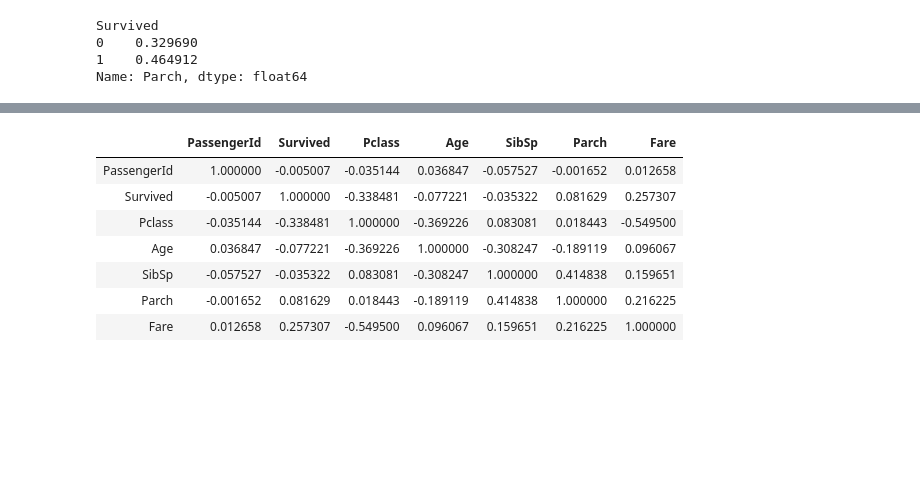
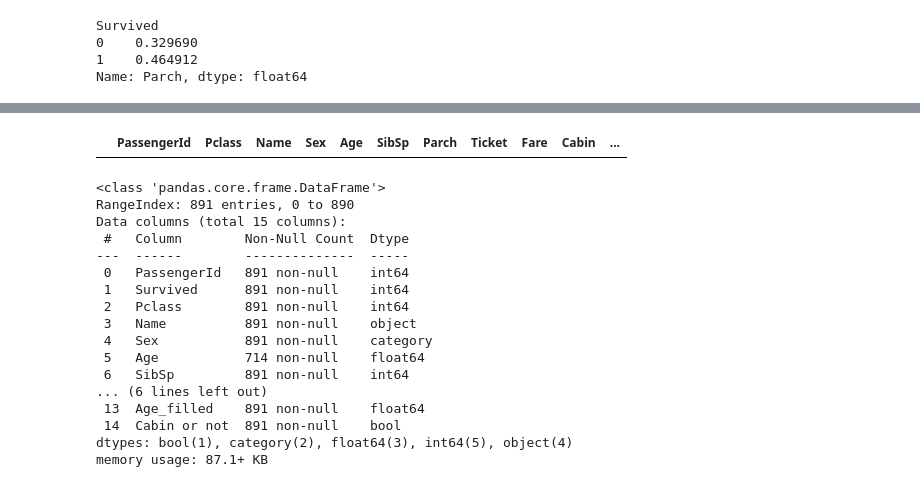
Before and after one commit to ArttuLinden/Titanic_survivor_analysis, a Jupyter notebook: Titanic_survivor_analysis.ipynb, the cells around one changed output, grey strips where cells are left out. Cells and saved outputs as stored; diff of their text form; code cells hidden in the pictures; blank space fills up the shorter version.

```diff
--- a/Titanic_survivor_analysis.ipynb
+++ b/Titanic_survivor_analysis.ipynb
@@ -58,0 +135,8 @@ train_df.describe()
+# %%
+string_list = [', Mrs',', Mr',', Rev',', Miss',', Master',', Don',', Dr',', Mme',', Major',', Sir',', Ms',', Lady',', Mlle',', Col',', Capt',', the Countess',', Jonkheer']
+
+test_df['Title'] = (test_df['Name']).str.findall('|'.join(string_list)).apply(lambda x: ','.join(map(str, x)))
+test_df['Title'].value_counts()
+
+test_df['Title'] = test_df['Title'].apply(lambda x: x.replace(', ', ''))
+test_df['Title'] = test_df['Title'].astype('category')
@@ -58,0 +150,10 @@ train_df.describe()
+# %%
+test_df['Age_filled'] = test_df.groupby(['Title', 'Pclass'])['Age']\
+    .transform(lambda x: x.fillna(x.median()))
+
+
+
+# Only 1 Ms. in test_df so fill that with median grouped by Pclass
+
+test_df['Age_filled'] = test_df.groupby(['Pclass'])['Age']\
+    .transform(lambda x: x.fillna(x.median()))
@@ -127,11 +342,25 @@ Name: Parch, dtype: float64
+# %%
+mask = test_df['Age_filled'].isna()
+test_df[mask]
+# %% [output]
+|  | PassengerId | Pclass | Name | Sex | Age | SibSp | Parch | Ticket | Fare | Cabin | ... |
 # %%
-train_df.corr()
+train_df.info()
 # %% [output]
-|  | PassengerId | Survived | Pclass | Age | SibSp | Parch | Fare |
-| PassengerId | 1.000000 | -0.005007 | -0.035144 | 0.036847 | -0.057527 | -0.001652 | 0.012658 |
-| Survived | -0.005007 | 1.000000 | -0.338481 | -0.077221 | -0.035322 | 0.081629 | 0.257307 |
-| Pclass | -0.035144 | -0.338481 | 1.000000 | -0.369226 | 0.083081 | 0.018443 | -0.549500 |
-| Age | 0.036847 | -0.077221 | -0.369226 | 1.000000 | -0.308247 | -0.189119 | 0.096067 |
-| SibSp | -0.057527 | -0.035322 | 0.083081 | -0.308247 | 1.000000 | 0.414838 | 0.159651 |
-| Parch | -0.001652 | 0.081629 | 0.018443 | -0.189119 | 0.414838 | 1.000000 | 0.216225 |
-| Fare | 0.012658 | 0.257307 | -0.549500 | 0.096067 | 0.159651 | 0.216225 | 1.000000 |
+<class 'pandas.core.frame.DataFrame'>
+RangeIndex: 891 entries, 0 to 890
+Data columns (total 15 columns):
+ #   Column        Non-Null Count  Dtype
+---  ------        --------------  -----
+ 0   PassengerId   891 non-null    int64
+ 1   Survived      891 non-null    int64
+ 2   Pclass        891 non-null    int64
+ 3   Name          891 non-null    object
+ 4   Sex           891 non-null    category
+ 5   Age           714 non-null    float64
+ 6   SibSp         891 non-null    int64
+... (6 lines left out)
+ 13  Age_filled    891 non-null    float64
+ 14  Cabin or not  891 non-null    bool
+dtypes: bool(1), category(2), float64(3), int64(5), object(4)
+memory usage: 87.1+ KB
```
Also changed, not shown: parts of 63 cells of this notebook, 1 other file.
